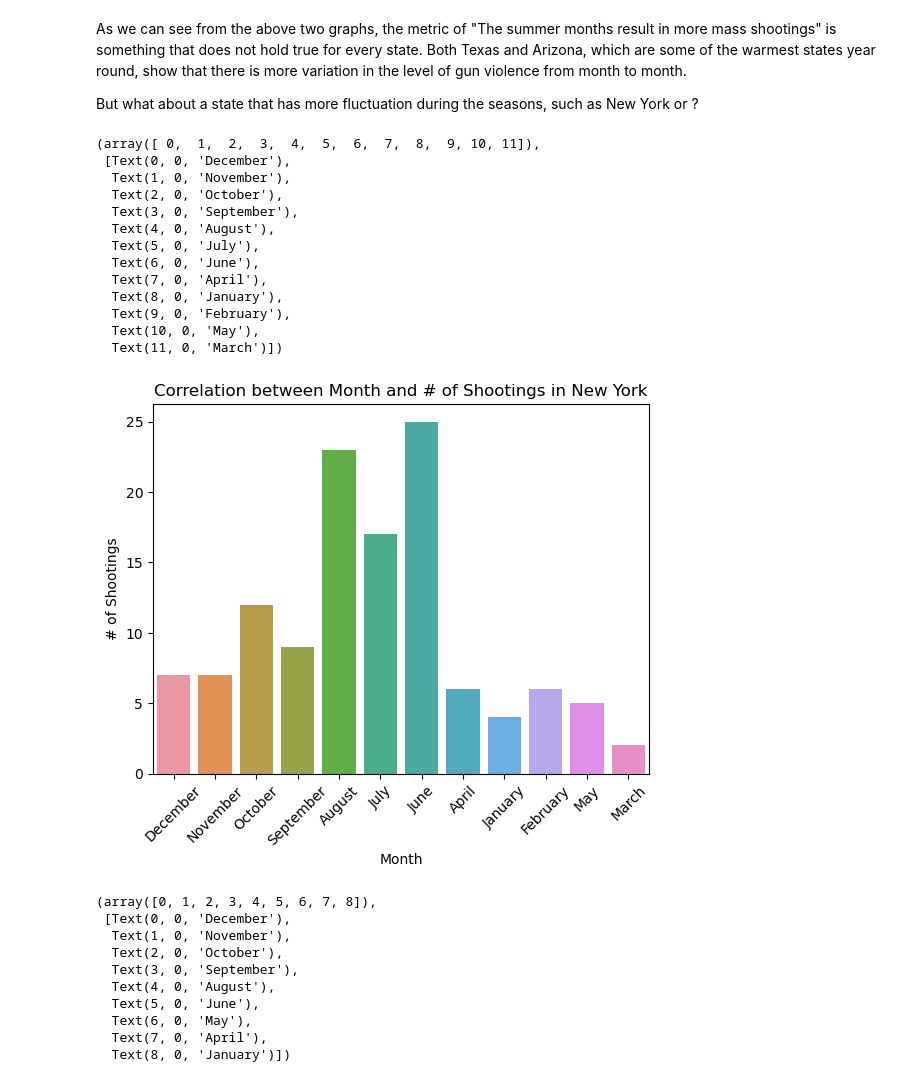
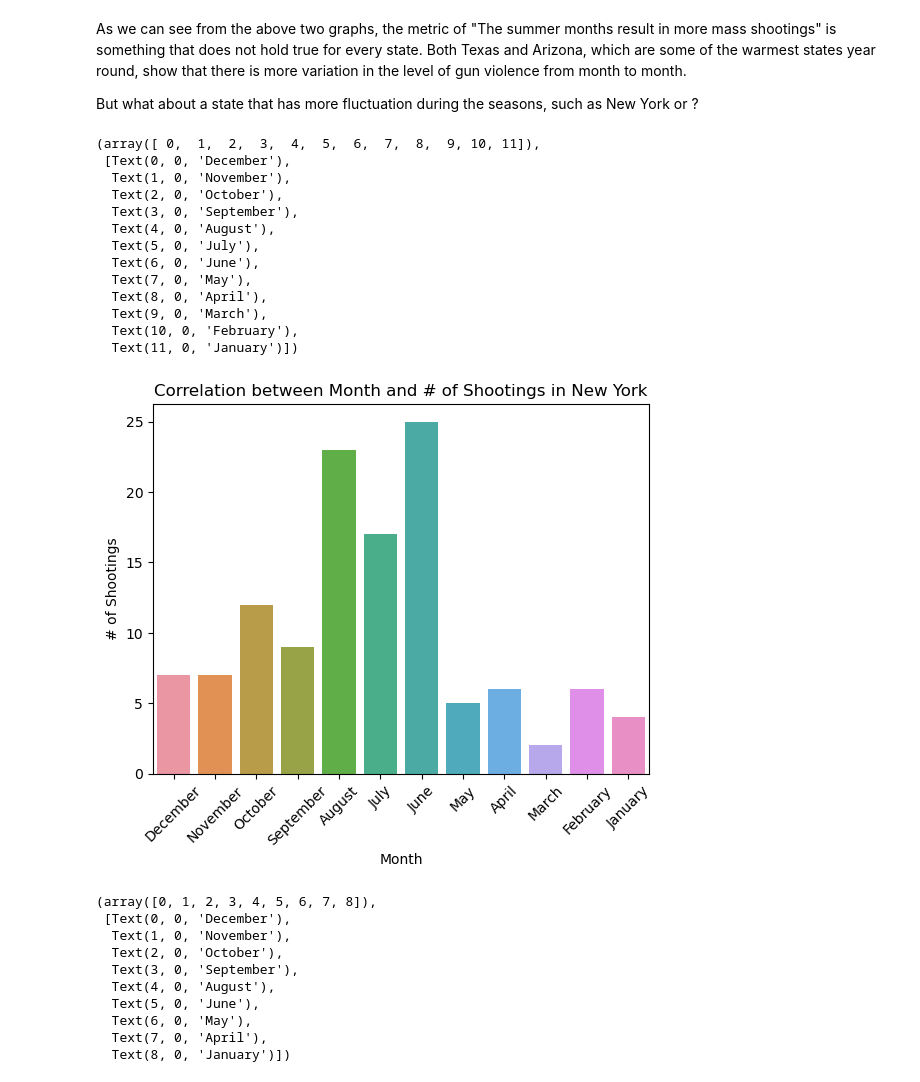
Before and after one commit to ubco-W2022T1-cosc301/project-group39, a Jupyter notebook: notebooks/analysis2.ipynb, the cells around one changed output. Drawn from its saved outputs; the diff is of its cells as text; code cells hidden in the pictures.

```diff
--- a/notebooks/analysis2.ipynb
+++ b/notebooks/analysis2.ipynb
@@ -475,24 +475,24 @@ As we can see from the above two graphs, the metric of "The summer months result
 But what about a state that has more fluctuation during the seasons, such as New York or ?
 # %%
 df_ny = df_idx.loc[lambda x : x['state']=="New York"]
-df_ny_plot = sns.countplot(data=df_ny, x='month')
+df_ny_plot = sns.countplot(data=df_ny, x='month', order=['December','November','October','September','August','July','June','May','April','March','February','January'])
 df_ny_plot.set(title='Correlation between Month and # of Shootings in New York', xlabel='Month', ylabel='# of Shootings')
 plt.xticks(rotation=45)
 # %% [output]
 (array([ 0,  1,  2,  3,  4,  5,  6,  7,  8,  9, 10, 11]),
  [Text(0, 0, 'December'),
   Text(1, 0, 'November'),
   Text(2, 0, 'October'),
   Text(3, 0, 'September'),
   Text(4, 0, 'August'),
   Text(5, 0, 'July'),
   Text(6, 0, 'June'),
-  Text(7, 0, 'April'),
-  Text(8, 0, 'January'),
-  Text(9, 0, 'February'),
-  Text(10, 0, 'May'),
-  Text(11, 0, 'March')])
+  Text(7, 0, 'May'),
+  Text(8, 0, 'April'),
+  Text(9, 0, 'March'),
+  Text(10, 0, 'February'),
+  Text(11, 0, 'January')])
-[figure, old version]
+[figure, new version]
 # %%
 df_minne = df_idx.loc[lambda x : x['state']=='Minnesota']
 df_minne_plot = sns.countplot(data=df_minne, x='month', order=['December','November','October','September','August','June','May','April','January'])
```
Also changed, not shown: parts of 1 cell of this notebook, 8 other files.
